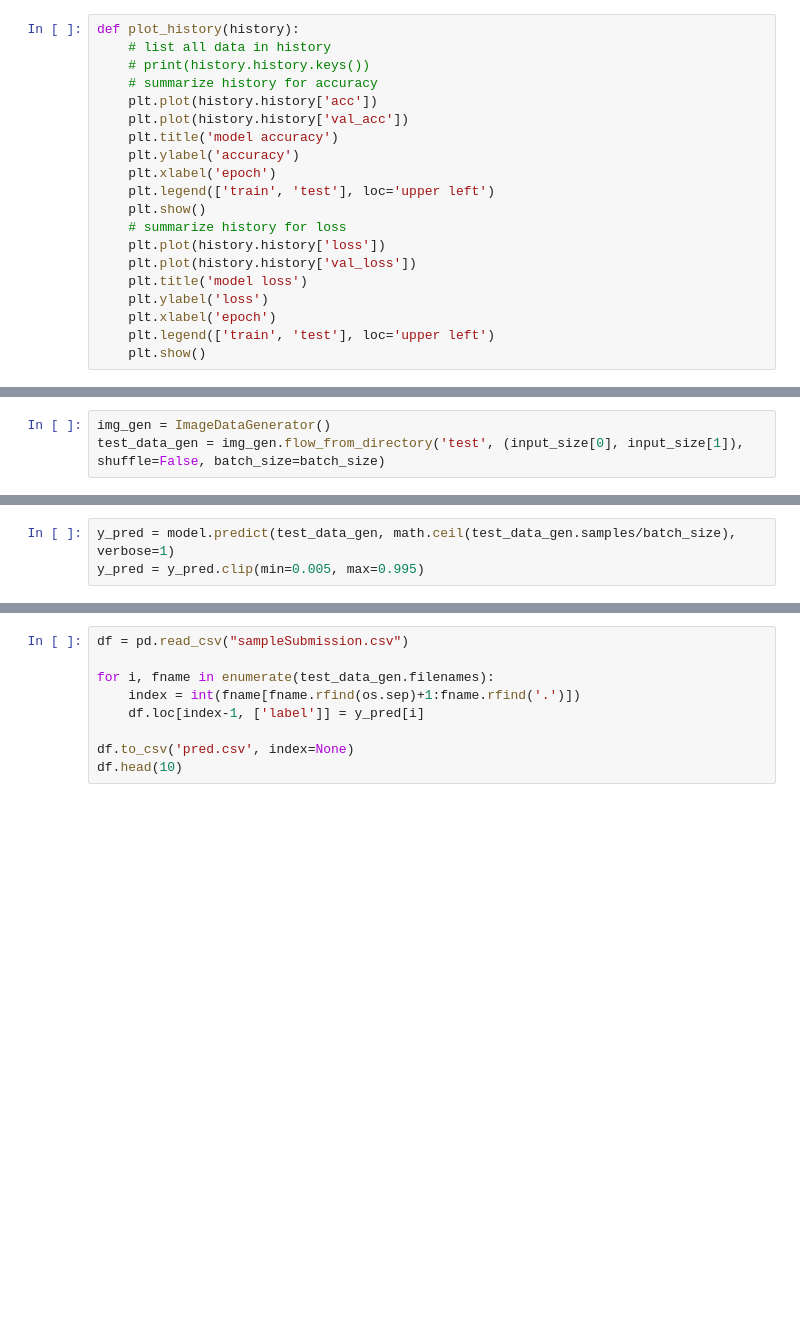
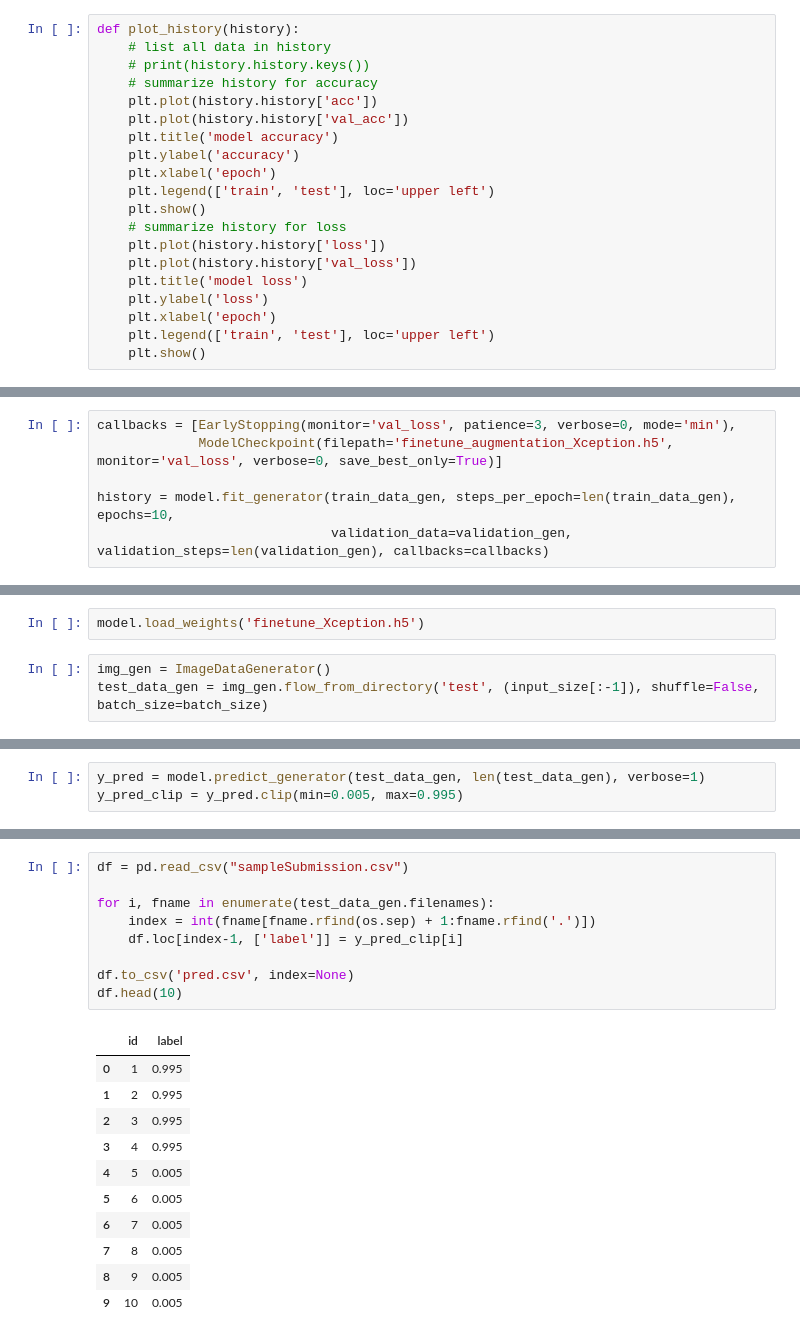
Before and after one commit to crj0322/dog_vs_cat, a Jupyter notebook: classification/single_model_fine_tune.ipynb, the cells around one changed output, grey strips where cells are left out. Drawn from its saved outputs; the diff is of its cells as text; blank space fills up the shorter version.

```diff
--- a/classification/single_model_fine_tune.ipynb
+++ b/classification/single_model_fine_tune.ipynb
@@ -152,0 +245,6 @@ model.fit_generator(total_train_data_gen, len(total_train_data_gen))
+# %%
+callbacks = [EarlyStopping(monitor='val_loss', patience=3, verbose=0, mode='min'),
+             ModelCheckpoint(filepath='finetune_augmentation_Xception.h5', monitor='val_loss', verbose=0, save_best_only=True)]
+
+history = model.fit_generator(train_data_gen, steps_per_epoch=len(train_data_gen), epochs=10,
+                              validation_data=validation_gen, validation_steps=len(validation_gen), callbacks=callbacks)
@@ -153,3 +253,5 @@ model.fit_generator(total_train_data_gen, len(total_train_data_gen))
+# %%
+model.load_weights('finetune_Xception.h5')
 # %%
 img_gen = ImageDataGenerator()
-test_data_gen = img_gen.flow_from_directory('test', (input_size[0], input_size[1]), shuffle=False, batch_size=batch_size)
+test_data_gen = img_gen.flow_from_directory('test', (input_size[:-1]), shuffle=False, batch_size=batch_size)
@@ -156,3 +260,3 @@ test_data_gen = img_gen.flow_from_directory('test', (input_size[0], input_size[1
 # %%
-y_pred = model.predict(test_data_gen, math.ceil(test_data_gen.samples/batch_size), verbose=1)
-y_pred = y_pred.clip(min=0.005, max=0.995)
+y_pred = model.predict_generator(test_data_gen, len(test_data_gen), verbose=1)
+y_pred_clip = y_pred.clip(min=0.005, max=0.995)
@@ -159,9 +265,21 @@ y_pred = y_pred.clip(min=0.005, max=0.995)
 # %%
 df = pd.read_csv("sampleSubmission.csv")
 
 for i, fname in enumerate(test_data_gen.filenames):
-    index = int(fname[fname.rfind(os.sep)+1:fname.rfind('.')])
-    df.loc[index-1, ['label']] = y_pred[i]
+    index = int(fname[fname.rfind(os.sep) + 1:fname.rfind('.')])
+    df.loc[index-1, ['label']] = y_pred_clip[i]
 
 df.to_csv('pred.csv', index=None)
 df.head(10)
+# %% [output]
+|  | id | label |
+| 0 | 1 | 0.995 |
+| 1 | 2 | 0.995 |
+| 2 | 3 | 0.995 |
+| 3 | 4 | 0.995 |
+| 4 | 5 | 0.005 |
+| 5 | 6 | 0.005 |
+| 6 | 7 | 0.005 |
+| 7 | 8 | 0.005 |
+| 8 | 9 | 0.005 |
+| 9 | 10 | 0.005 |
```
Also changed, not shown: parts of 46 cells of this notebook, 5 other files.
